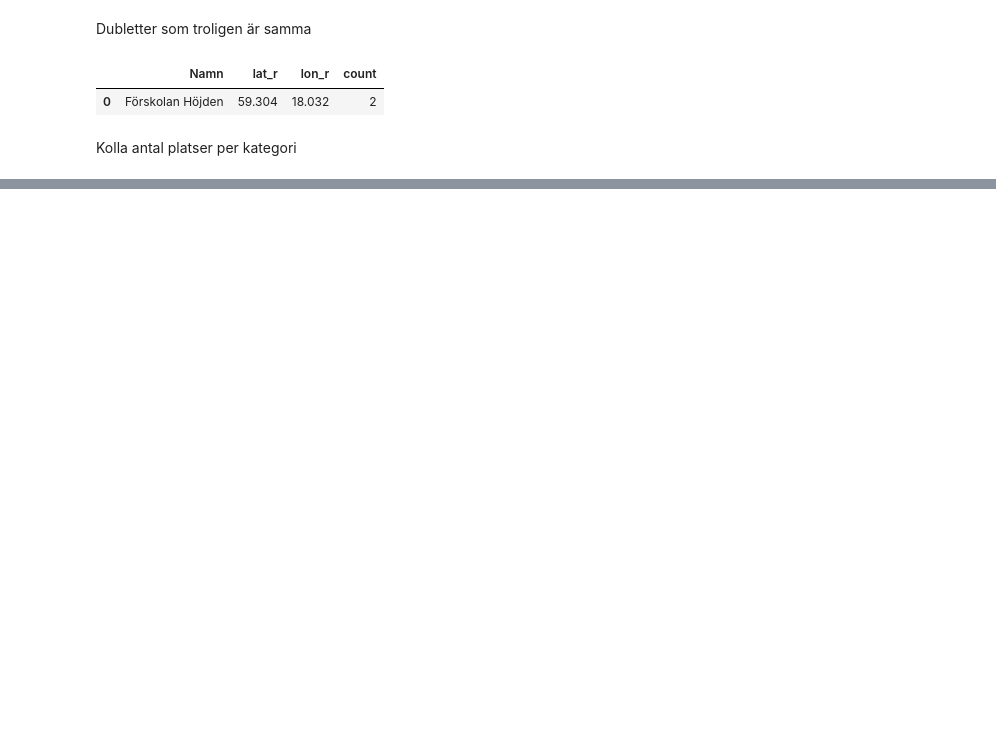
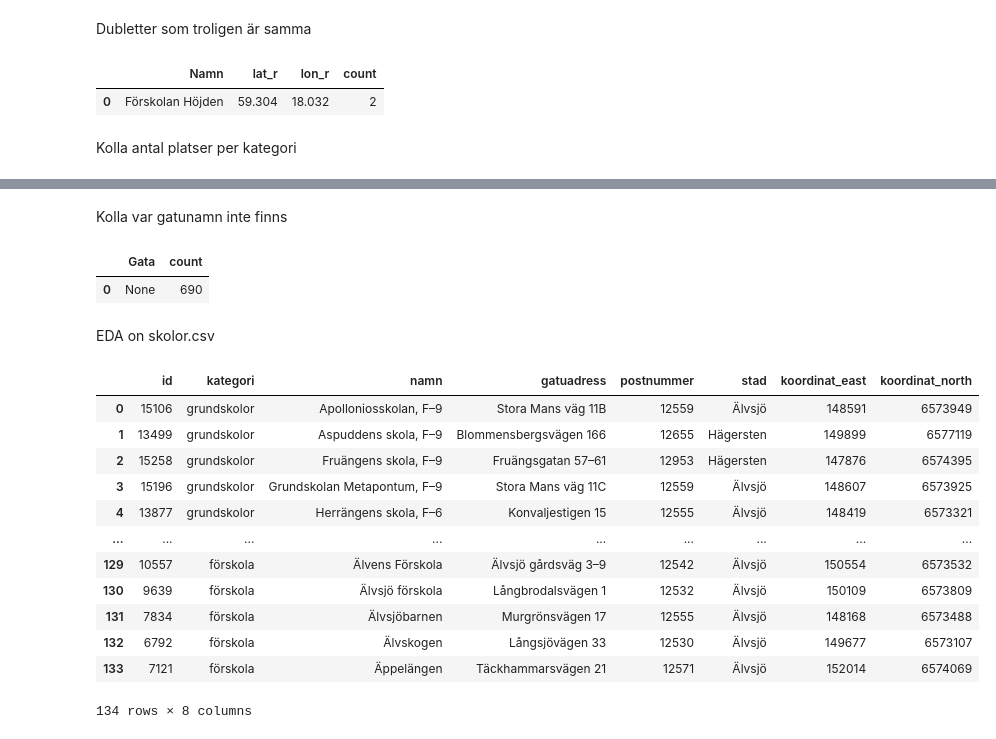
Before and after one commit to cactus-commits/UrbanPulse, a Jupyter notebook: EDA/eda_hannah.ipynb, the cells around one changed output, grey strips where cells are left out. Saved outputs shown, nothing was run; the diff lists cells and outputs as text; code cells hidden in the pictures; blank space fills up the shorter version.

```diff
--- a/EDA/eda_hannah.ipynb
+++ b/EDA/eda_hannah.ipynb
@@ -107,0 +118,33 @@ Kolla antal platser per kategori
+# %% [markdown]
+Kolla var gatunamn inte finns
+# %%
+duckdb.sql(
+    """--sql
+    SELECT Gata, COUNT(*) as count
+    FROM df
+    WHERE Gata IS NULL
+    GROUP BY Gata
+    """).df()
+# %% [output]
+|  | Gata | count |
+| 0 | None | 690 |
+# %% [markdown]
+EDA on skolor.csv
+# %%
+df2 = pd.read_csv('../data_files/skolor.csv')
+
+df2
+# %% [output]
+|  | id | kategori | namn | gatuadress | postnummer | stad | koordinat_east | koordinat_north |
+| 0 | 15106 | grundskolor | Apolloniosskolan, F–9 | Stora Mans väg 11B | 12559 | Älvsjö | 148591 | 6573949 |
+| 1 | 13499 | grundskolor | Aspuddens skola, F–9 | Blommensbergsvägen 166 | 12655 | Hägersten | 149899 | 6577119 |
+| 2 | 15258 | grundskolor | Fruängens skola, F–9 | Fruängsgatan 57–61 | 12953 | Hägersten | 147876 | 6574395 |
+| 3 | 15196 | grundskolor | Grundskolan Metapontum, F–9 | Stora Mans väg 11C | 12559 | Älvsjö | 148607 | 6573925 |
+| 4 | 13877 | grundskolor | Herrängens skola, F–6 | Konvaljestigen 15 | 12555 | Älvsjö | 148419 | 6573321 |
+| ... | ... | ... | ... | ... | ... | ... | ... | ... |
+| 129 | 10557 | förskola | Älvens Förskola | Älvsjö gårdsväg 3–9 | 12542 | Älvsjö | 150554 | 6573532 |
+| 130 | 9639 | förskola | Älvsjö förskola | Långbrodalsvägen 1 | 12532 | Älvsjö | 150109 | 6573809 |
+| 131 | 7834 | förskola | Älvsjöbarnen | Murgrönsvägen 17 | 12555 | Älvsjö | 148168 | 6573488 |
+| 132 | 6792 | förskola | Älvskogen | Långsjövägen 33 | 12530 | Älvsjö | 149677 | 6573107 |
+| 133 | 7121 | förskola | Äppelängen | Täckhammarsvägen 21 | 12571 | Älvsjö | 152014 | 6574069 |
+134 rows × 8 columns
```
Also changed, not shown: parts of 5 cells of this notebook, 2 other files.
